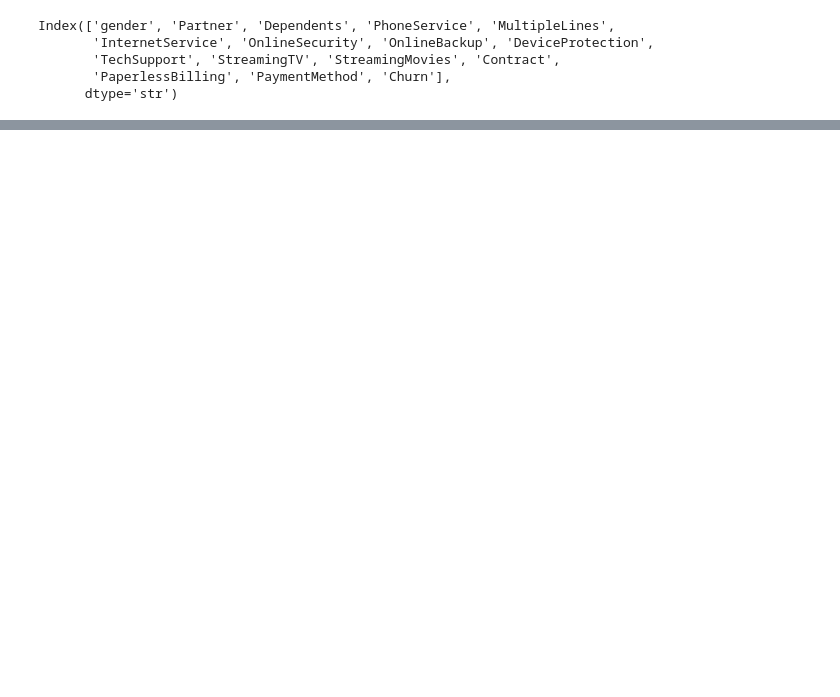
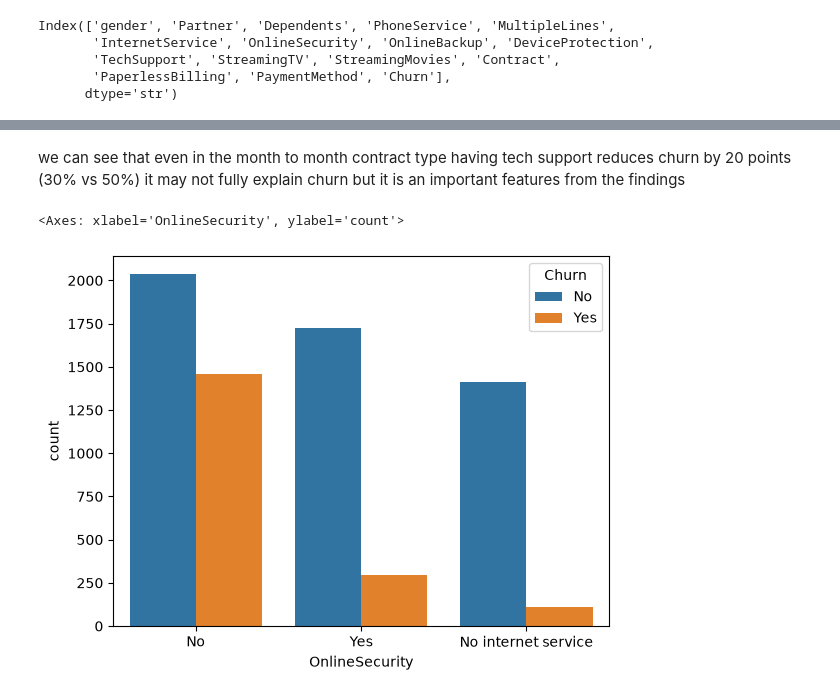
Before and after one commit to SuryanshThapliyal/IBM-Telco-customer-churn-prediction, a Jupyter notebook: customer_churn.ipynb, the cells around one changed output, grey strips where cells are left out. Drawn from its saved outputs; the diff is of its cells as text; code cells hidden in the pictures; blank space fills up the shorter version.

Commit message:
online security and online backup eda done

```diff
--- a/customer_churn.ipynb
+++ b/customer_churn.ipynb
@@ -586,0 +607,7 @@ Index(['gender', 'Partner', 'Dependents', 'PhoneService', 'MultipleLines',
+# %% [markdown]
+we can see that even in the month to month contract type having tech support reduces churn by 20 points (30% vs 50%) it may not fully explain churn but it is an important features from the findings
+# %%
+sns.countplot(x=df['OnlineSecurity'], hue=df['Churn'])
+# %% [output]
+<Axes: xlabel='OnlineSecurity', ylabel='count'>
+[figure, added]
```
Also changed, not shown: parts of 29 cells of this notebook.
